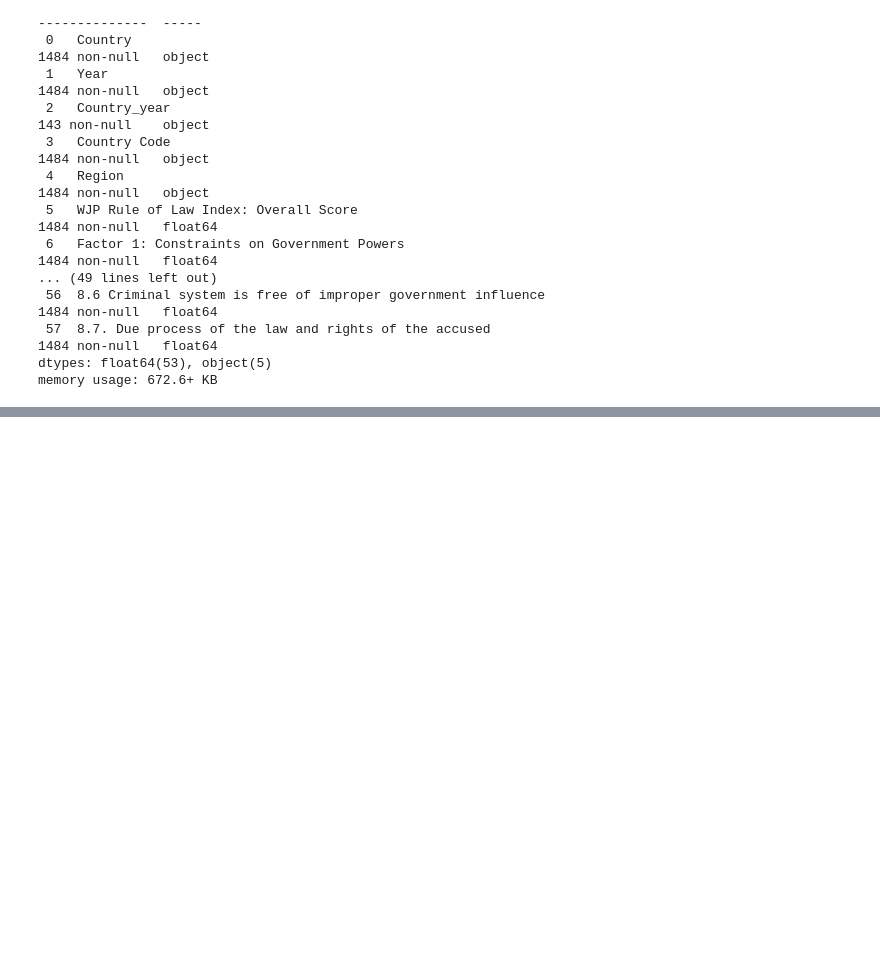
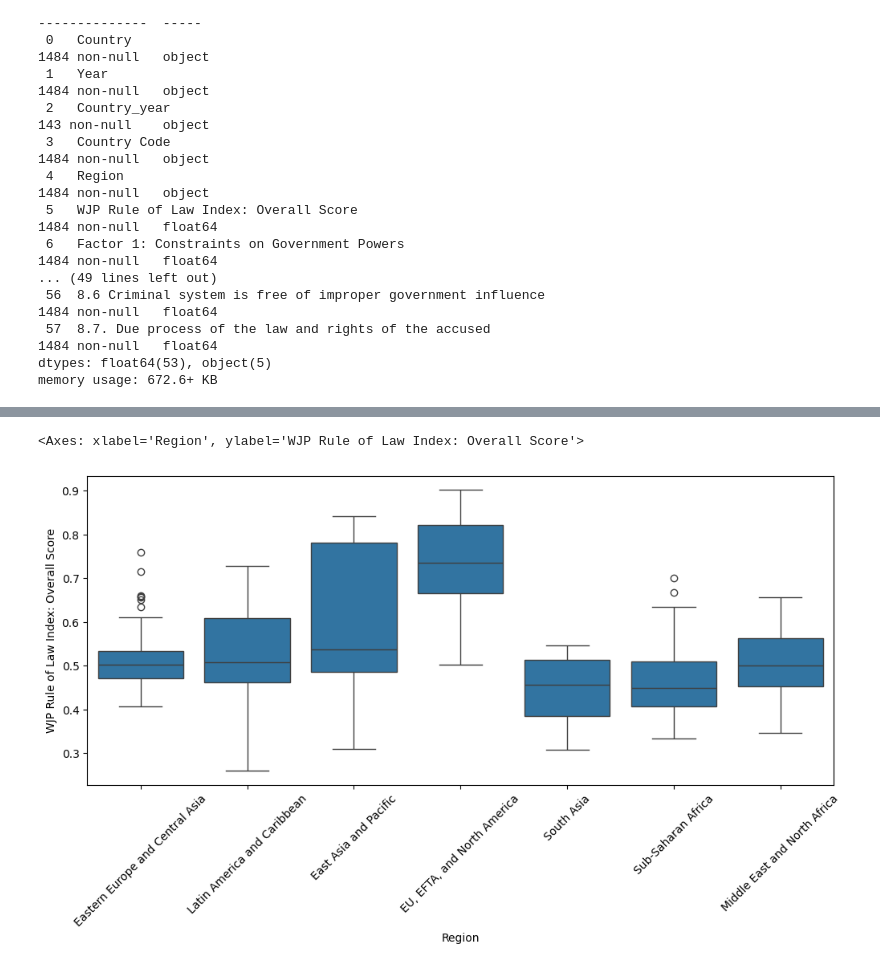
Before and after one commit to Claudio-Ferriz/Proyecto-Estado-de-Derecho-, a Jupyter notebook: Proyecto_Estado_de_Derecho.ipynb, the cells around one changed output, grey strips where cells are left out. Saved outputs shown, nothing was run; the diff lists cells and outputs as text; code cells hidden in the pictures; blank space fills up the shorter version.

```diff
--- a/Proyecto_Estado_de_Derecho.ipynb
+++ b/Proyecto_Estado_de_Derecho.ipynb
@@ -77,0 +123,7 @@ memory usage: 672.6+ KB
+# %%
+plt.figure(figsize=[12,5])
+plt.xticks(rotation=45)
+sns.boxplot(df,x='Region',y='WJP Rule of Law Index: Overall Score')
+# %% [output]
+<Axes: xlabel='Region', ylabel='WJP Rule of Law Index: Overall Score'>
+[figure, added]
```
Also changed, not shown: parts of 11 cells of this notebook.
